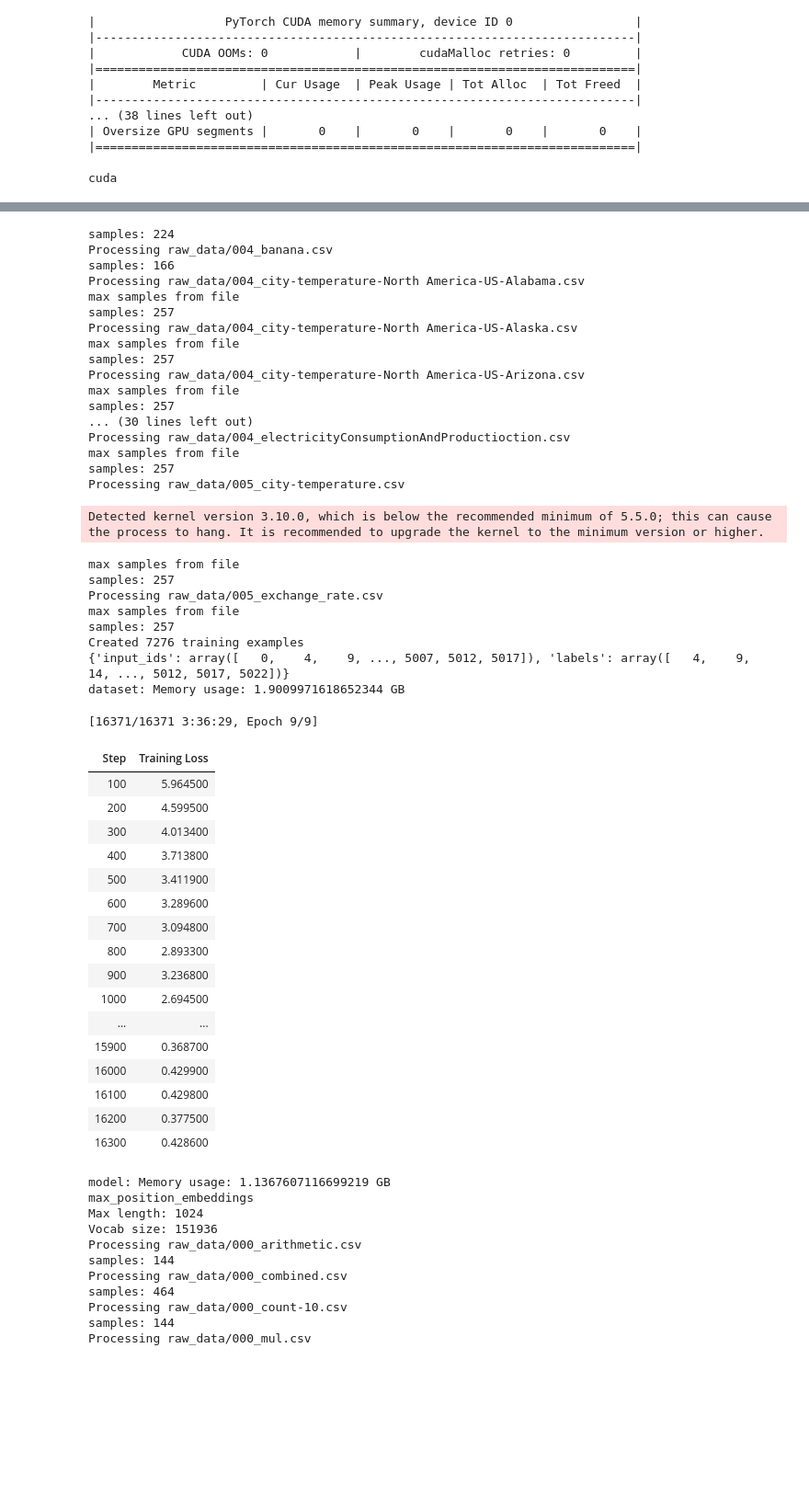
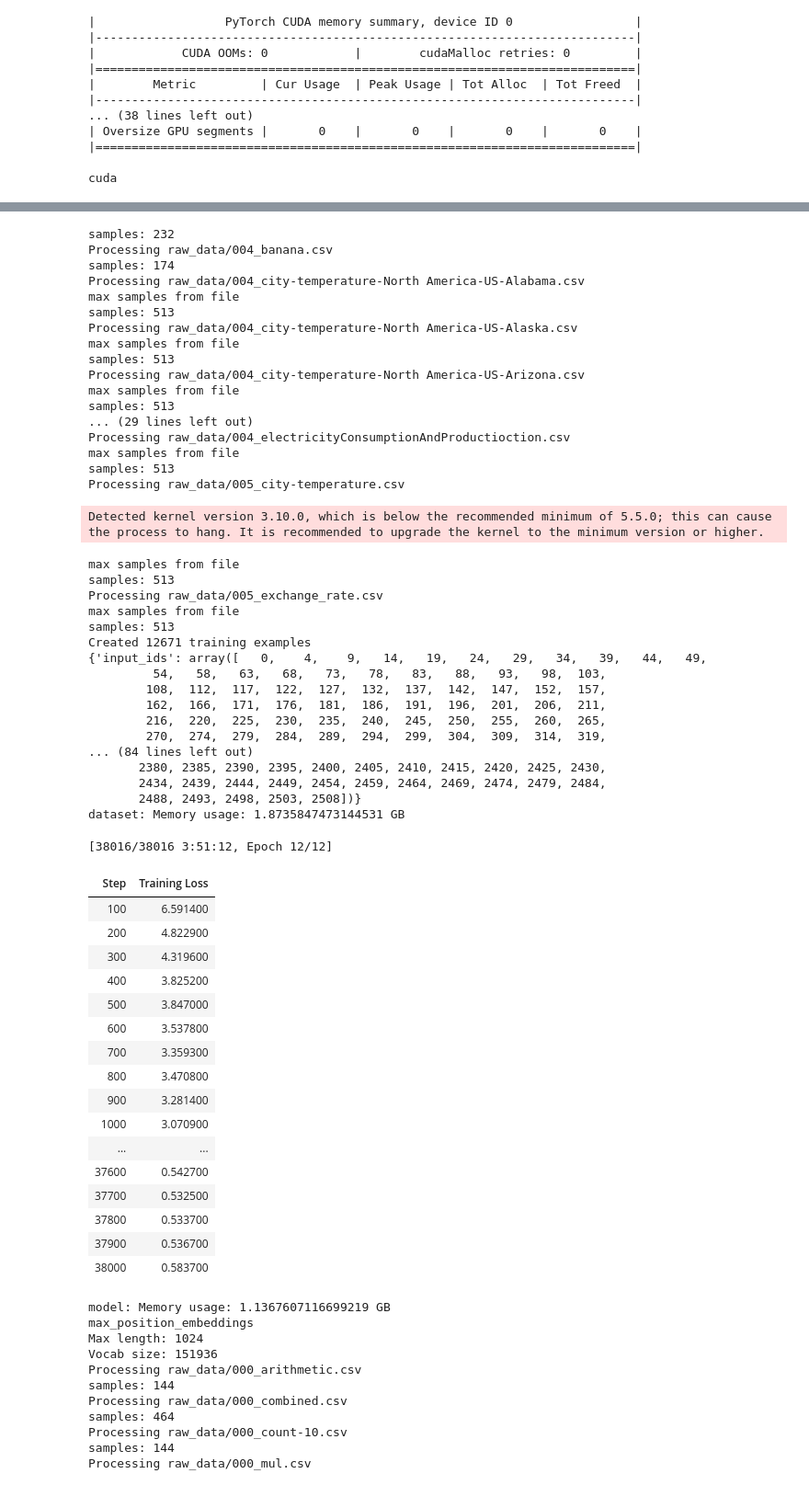
Before and after one commit to JoeyShapiro/TimeSeriesGPT, a Jupyter notebook: model.ipynb, the cells around one changed output, grey strips where cells are left out. Shown at 92% size. Drawn from its saved outputs; the diff is of its cells as text; code cells hidden in the pictures; blank space fills up the shorter version.

```diff
--- a/model.ipynb
+++ b/model.ipynb
@@ -327,7 +327,7 @@ def prepare_training_data(model, input_files, output_dir, stride=256, window=Non
                     'labels': target_sequence
                 })
             samples += 1
-            if samples > 256: # 1024
+            if samples > 512: # 1024
                 print('max samples from file')
                 break
         print('samples:', samples)
@@ -421,6 +421,7 @@ def train_model(model_name, output_dir, epochs=3, batch_size=4, stride=64, windo
 train_model(
     model_name='gpt2',
     output_dir='models',
-    epochs=9,
+    window=512,
+    epochs=12,
 )
 # %% [output]
@@ -441,56 +442,65 @@ samples: 257
 Processing raw_data/004_apple.csv
 samples: 0
 Processing raw_data/004_apricot.csv
 |  | 0 | 1 | 2 |
 | 0 | 11-10-2021 | 0.0 | 0.0 |
 | 1 | 11-10-2021 | 0.0 | 0.0 |
 | 2 | 11-10-2021 | 0.0 | 0.0 |
 | 3 | 11-10-2021 | 0.0 | 0.0 |
 | 4 | 11-10-2021 | 0.0 | 0.0 |
-samples: 224
+samples: 232
 Processing raw_data/004_banana.csv
-samples: 166
+samples: 174
 Processing raw_data/004_city-temperature-North America-US-Alabama.csv
 max samples from file
-samples: 257
+samples: 513
 Processing raw_data/004_city-temperature-North America-US-Alaska.csv
 max samples from file
-samples: 257
+samples: 513
 Processing raw_data/004_city-temperature-North America-US-Arizona.csv
 max samples from file
-samples: 257
-... (30 lines left out)
+samples: 513
+... (29 lines left out)
 Processing raw_data/004_electricityConsumptionAndProductioction.csv
 max samples from file
-samples: 257
+samples: 513
 Processing raw_data/005_city-temperature.csv
 Detected kernel version 3.10.0, which is below the recommended minimum of 5.5.0; this can cause the process to hang. It is recommended to upgrade the kernel to the minimum version or higher.
 max samples from file
-samples: 257
+samples: 513
 Processing raw_data/005_exchange_rate.csv
 max samples from file
-samples: 257
-Created 7276 training examples
-{'input_ids': array([   0,    4,    9, ..., 5007, 5012, 5017]), 'labels': array([   4,    9,   14, ..., 5012, 5017, 5022])}
-dataset: Memory usage: 1.9009971618652344 GB
+samples: 513
+Created 12671 training examples
+{'input_ids': array([   0,    4,    9,   14,   19,   24,   29,   34,   39,   44,   49,
+         54,   58,   63,   68,   73,   78,   83,   88,   93,   98,  103,
+        108,  112,  117,  122,  127,  132,  137,  142,  147,  152,  157,
+        162,  166,  171,  176,  181,  186,  191,  196,  201,  206,  211,
+        216,  220,  225,  230,  235,  240,  245,  250,  255,  260,  265,
+        270,  274,  279,  284,  289,  294,  299,  304,  309,  314,  319,
+... (84 lines left out)
+       2380, 2385, 2390, 2395, 2400, 2405, 2410, 2415, 2420, 2425, 2430,
+       2434, 2439, 2444, 2449, 2454, 2459, 2464, 2469, 2474, 2479, 2484,
+       2488, 2493, 2498, 2503, 2508])}
+dataset: Memory usage: 1.8735847473144531 GB
-[16371/16371 3:36:29, Epoch 9/9]
+[38016/38016 3:51:12, Epoch 12/12]
 | Step | Training Loss |
-| 100 | 5.964500 |
-| 200 | 4.599500 |
-| 300 | 4.013400 |
-| 400 | 3.713800 |
-| 500 | 3.411900 |
-| 600 | 3.289600 |
-| 700 | 3.094800 |
-| 800 | 2.893300 |
-| 900 | 3.236800 |
-| 1000 | 2.694500 |
+| 100 | 6.591400 |
+| 200 | 4.822900 |
+| 300 | 4.319600 |
+| 400 | 3.825200 |
+| 500 | 3.847000 |
+| 600 | 3.537800 |
+| 700 | 3.359300 |
+| 800 | 3.470800 |
+| 900 | 3.281400 |
+| 1000 | 3.070900 |
 | ... | ... |
-| 15900 | 0.368700 |
-| 16000 | 0.429900 |
-| 16100 | 0.429800 |
-| 16200 | 0.377500 |
-| 16300 | 0.428600 |
+| 37600 | 0.542700 |
+| 37700 | 0.532500 |
+| 37800 | 0.533700 |
+| 37900 | 0.536700 |
+| 38000 | 0.583700 |
 # %%
 train_model(
     # model_name='google/gemma-2b',
```
Also changed, not shown: parts of 2 cells of this notebook.
